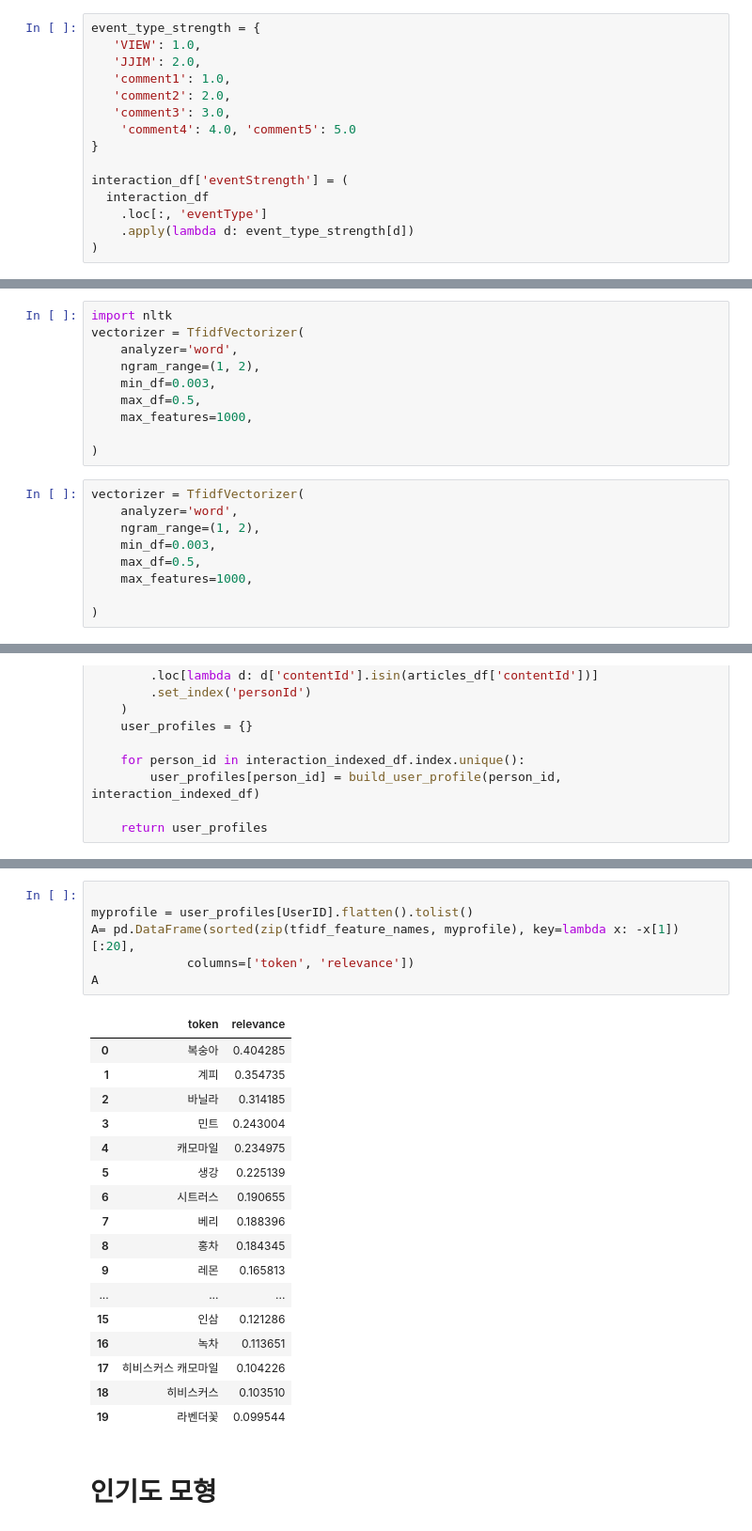
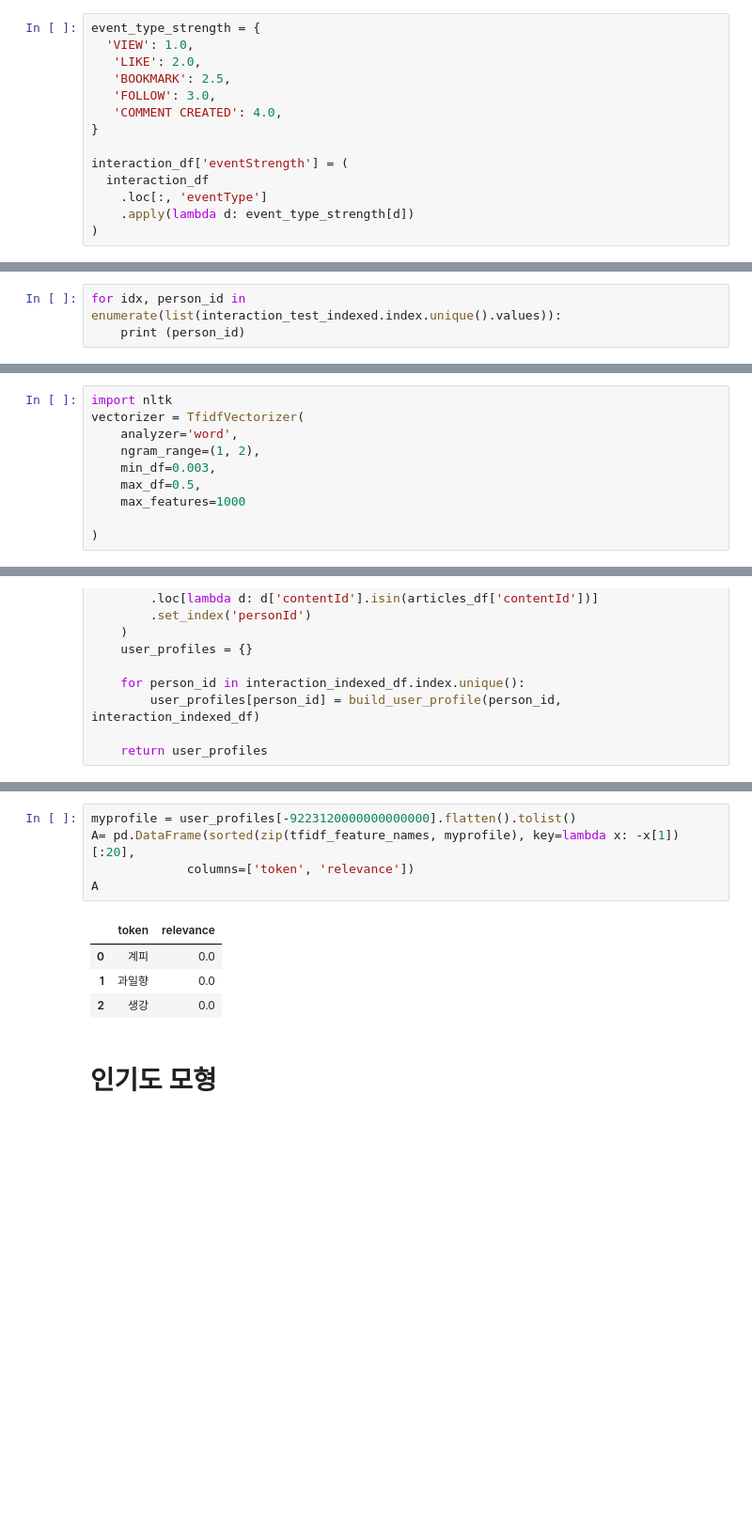
Before and after one commit to DongWooLeee/Teaable_Algorithm_Team, a Jupyter notebook: 동우/Untitled7.ipynb, the cells around one changed output, grey strips where cells are left out. Shown at 94% size. Cells and saved outputs as stored; diff of their text form; blank space fills up the shorter version.

```diff
--- a/동우/Untitled7.ipynb
+++ b/동우/Untitled7.ipynb
@@ -91,11 +108,10 @@ interaction_df
 # %%
 event_type_strength = {
-   'VIEW': 1.0,
-   'JJIM': 2.0,
-   'comment1': 1.0,
-   'comment2': 2.0,
-   'comment3': 3.0,
-    'comment4': 4.0, 'comment5': 5.0
+  'VIEW': 1.0,
+   'LIKE': 2.0,
+   'BOOKMARK': 2.5,
+   'FOLLOW': 3.0,
+   'COMMENT CREATED': 4.0,
 }
 
 interaction_df['eventStrength'] = (
@@ -165,0 +230,3 @@ def get_items_interacted(person_id, interaction_df):
+# %%
+for idx, person_id in enumerate(list(interaction_test_indexed.index.unique().values)):
+    print (person_id)
@@ -276,18 +385,9 @@ vectorizer = TfidfVectorizer(
     ngram_range=(1, 2),
     min_df=0.003,
     max_df=0.5,
-    max_features=1000,
+    max_features=1000
 
 )
-# %%
-vectorizer = TfidfVectorizer(
-    analyzer='word',
-    ngram_range=(1, 2),
-    min_df=0.003,
-    max_df=0.5,
-    max_features=1000,
-
-)
 # %%
 item_ids = articles_df['contentId'].tolist()
 tfidf_matrix = vectorizer.fit_transform(articles_df['맛,향'])
@@ -341,27 +441,13 @@ len(user_profiles)
 # %%
-
-myprofile = user_profiles[UserID].flatten().tolist()
+myprofile = user_profiles[-9223120000000000000].flatten().tolist()
 A= pd.DataFrame(sorted(zip(tfidf_feature_names, myprofile), key=lambda x: -x[1])[:20],
              columns=['token', 'relevance'])
 A
 # %% [output]
 |  | token | relevance |
-| 0 | 복숭아 | 0.404285 |
-| 1 | 계피 | 0.354735 |
-| 2 | 바닐라 | 0.314185 |
-| 3 | 민트 | 0.243004 |
-| 4 | 캐모마일 | 0.234975 |
-| 5 | 생강 | 0.225139 |
-| 6 | 시트러스 | 0.190655 |
-| 7 | 베리 | 0.188396 |
-| 8 | 홍차 | 0.184345 |
-| 9 | 레몬 | 0.165813 |
-| ... | ... | ... |
-| 15 | 인삼 | 0.121286 |
-| 16 | 녹차 | 0.113651 |
-| 17 | 히비스커스 캐모마일 | 0.104226 |
-| 18 | 히비스커스 | 0.103510 |
-| 19 | 라벤더꽃 | 0.099544 |
+| 0 | 계피 | 0.0 |
+| 1 | 과일향 | 0.0 |
+| 2 | 생강 | 0.0 |
 # %% [markdown]
 # 인기도 모형
 # %%
```
Also changed, not shown: parts of 41 cells of this notebook.
